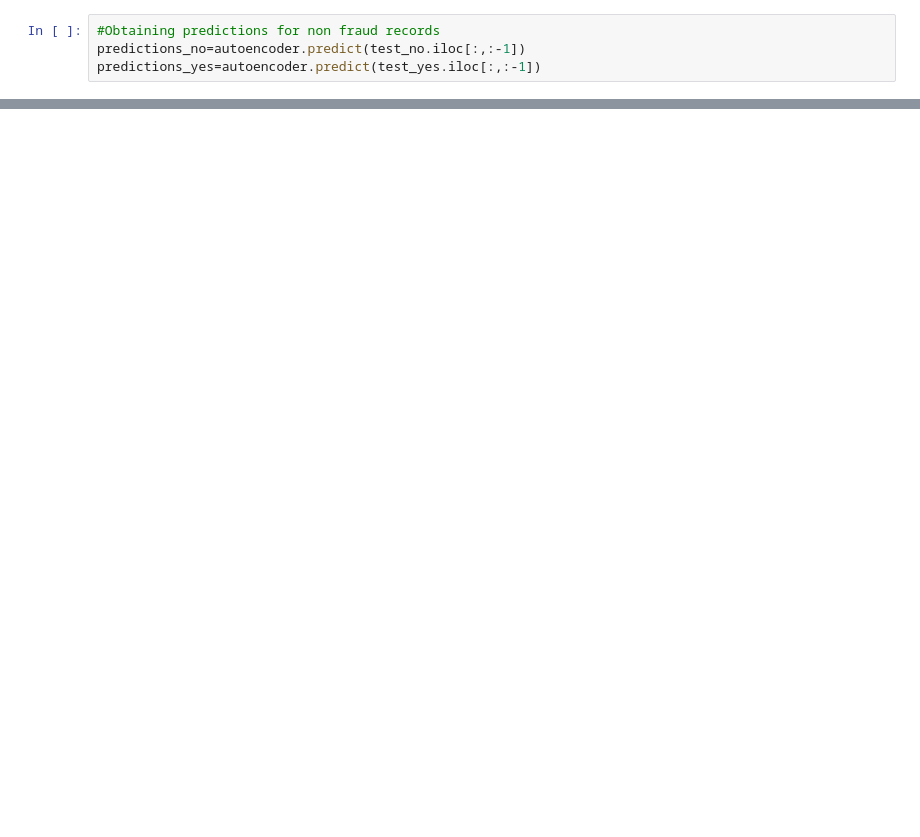
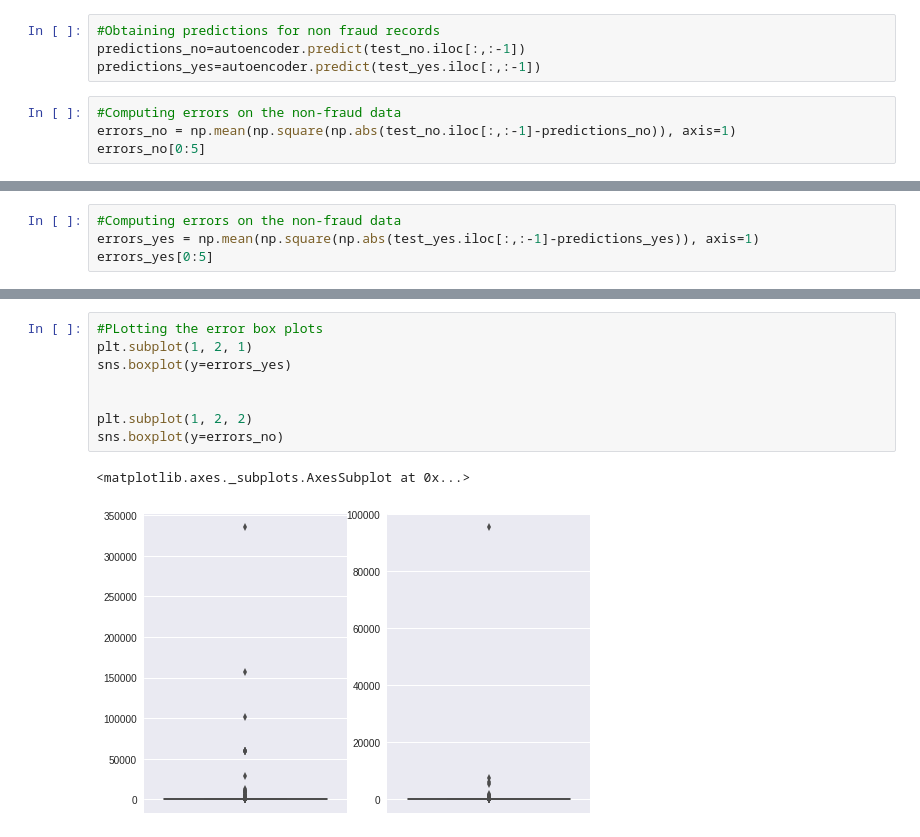
Before and after one commit to ShaheenPerveen/BackOrders_Anomaly_Detection, a Jupyter notebook: DL_Architect_Day01.ipynb, the cells around one changed output, grey strips where cells are left out. Drawn from its saved outputs; the diff is of its cells as text; blank space fills up the shorter version.

```diff
--- a/DL_Architect_Day01.ipynb
+++ b/DL_Architect_Day01.ipynb
@@ -365,3 +436,7 @@ autoencoder.evaluate(test_yes.iloc[:,:-1],test_yes.iloc[:,:-1])
 #Obtaining predictions for non fraud records
 predictions_no=autoencoder.predict(test_no.iloc[:,:-1])
 predictions_yes=autoencoder.predict(test_yes.iloc[:,:-1])
+# %%
+#Computing errors on the non-fraud data
+errors_no = np.mean(np.square(np.abs(test_no.iloc[:,:-1]-predictions_no)), axis=1)
+errors_no[0:5]
@@ -367,0 +450,4 @@ predictions_yes=autoencoder.predict(test_yes.iloc[:,:-1])
+# %%
+#Computing errors on the non-fraud data
+errors_yes = np.mean(np.square(np.abs(test_yes.iloc[:,:-1]-predictions_yes)), axis=1)
+errors_yes[0:5]
@@ -367,0 +477,11 @@ predictions_yes=autoencoder.predict(test_yes.iloc[:,:-1])
+# %%
+#PLotting the error box plots
+plt.subplot(1, 2, 1)
+sns.boxplot(y=errors_yes)
+
+
+plt.subplot(1, 2, 2)
+sns.boxplot(y=errors_no)
+# %% [output]
+<matplotlib.axes._subplots.AxesSubplot at 0x...>
+[figure, added]
```
Also changed, not shown: parts of 21 cells of this notebook.
